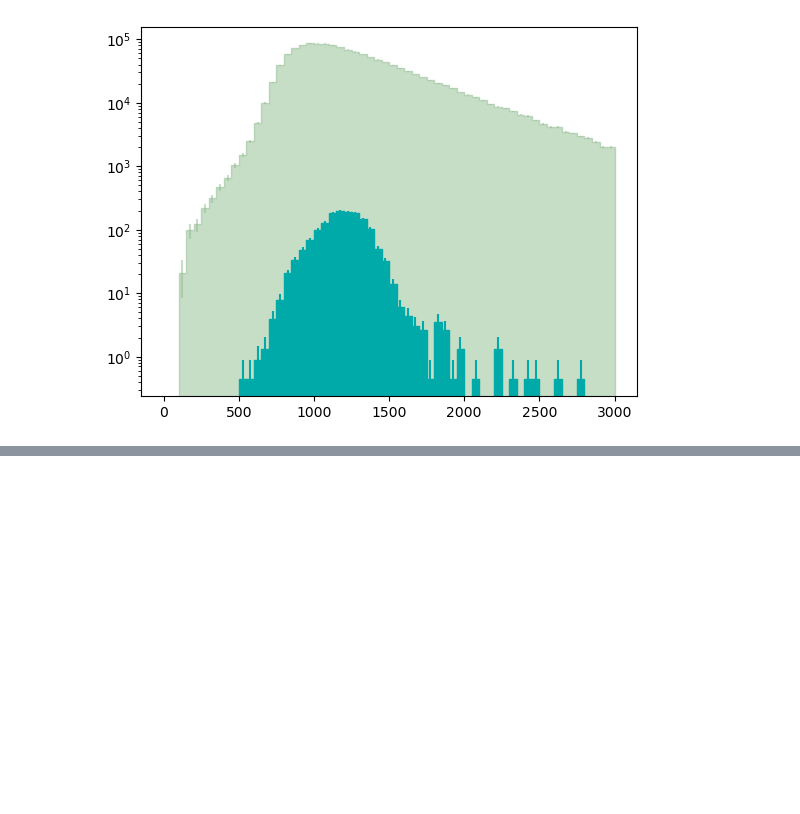
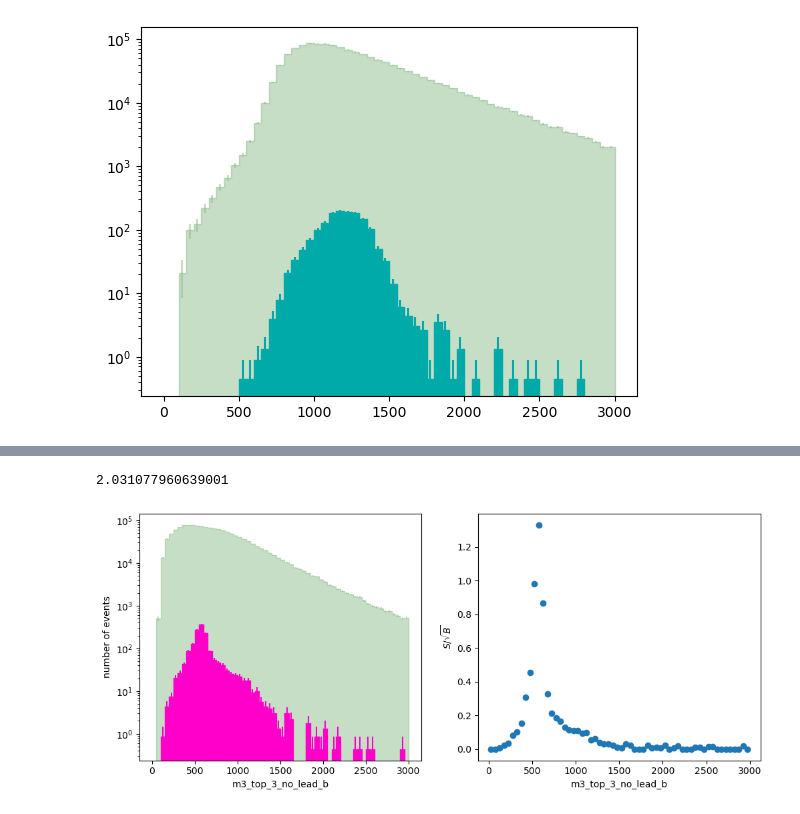
Before and after one commit to UMN-CMS/SingleStopCoffea, a Jupyter notebook: analyzer_test.ipynb, the cells around one changed output, grey strips where cells are left out. Cells and saved outputs as stored; diff of their text form; code cells hidden in the pictures; blank space fills up the shorter version.

```diff
--- a/analyzer_test.ipynb
+++ b/analyzer_test.ipynb
@@ -89,0 +117,5 @@ drawAs1DHist(ax, m13_m_hist_plotobj)
+# %%
+s_over_root_b("Skim_QCDInclusive2018", "signal_312_1500_600", "m3_top_3_no_lead_b")
+# %% [output]
+2.031077960639001
+[figure, added]
```
Also changed, not shown: parts of 29 cells of this notebook.
